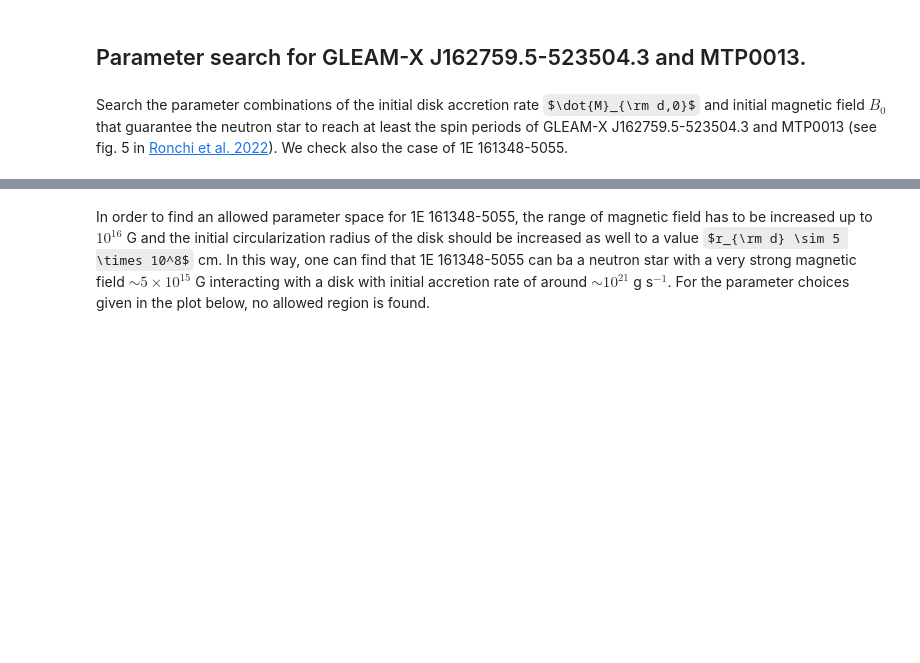
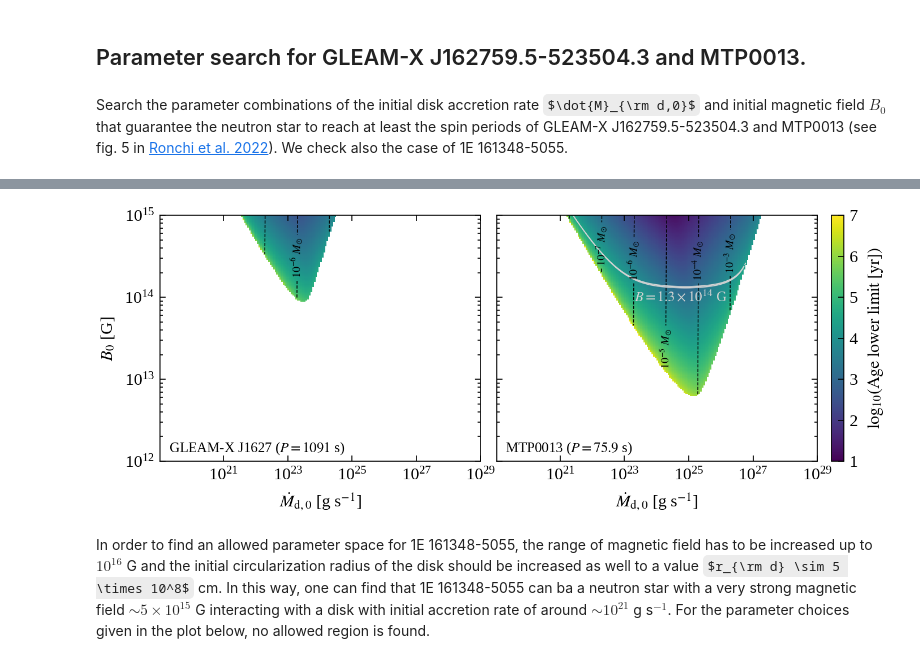
Before and after one commit to MicheleRonchi/pulsar_fallback, a Jupyter notebook: propeller_parameter_search_Bdecay.ipynb, the cells around one changed output, grey strips where cells are left out. Saved outputs shown, nothing was run; the diff lists cells and outputs as text; code cells hidden in the pictures; some formulas as TeX source; blank space fills up the shorter version.

```diff
--- a/propeller_parameter_search_Bdecay.ipynb
+++ b/propeller_parameter_search_Bdecay.ipynb
@@ -1660,35 +1691,37 @@ strs = [
     "$10^{-2}$ $M_{\odot}$",
 ]
 for l, s in zip(contour_MTP.levels, strs):
     fmt[l] = rf"{s}"
 axs[1].clabel(contour_MTP, contour_MTP.levels, inline=True, fmt=fmt, fontsize=20)
 
 contour_B_MTP = axs[1].contour(
     Mdot_d0_centers,
     B0_centers,
     np.log10(B0_tfound_MTP).T,
     levels=np.array([np.log10(1.27e14), np.log10(1.3e14), np.log10(1.33e14)]),
     colors="lightgray",
     # interpolation='none'
 )
 axs[1].text(
     2.0e23,
     9.0e13,
     r"$B=1.3 \times 10^{14}$ G",
     fontsize=25,
     rotation=0,
     color="lightgray",
 )
 
 cbar = fig.colorbar(cmap, ax=axs.ravel().tolist())
-cbar.set_label(r"$\log_{10}(\rm Age \; \rm{[yr]})$")
+cbar.set_label(r"$\log_{10}(\rm{Age \; lower \; limit} \; \rm{[yr]})$")
 
 fig.set_tight_layout(False)
 fig.subplots_adjust(wspace=0.05, hspace=0.05, right=0.77)
 
-# plt.savefig("age_B_Mdot_GLEAM_MTP_Bdecay.pdf", bbox_inches="tight")
+plt.savefig("age_B_Mdot_GLEAM_MTP_Bdecay.pdf", bbox_inches="tight")
 
 plt.show()
+# %% [output]
+[figure, added]
 # %% [markdown]
 In order to find an allowed parameter space for 1E 161348-5055, the range of magnetic field has to be increased up to $10^{16}$ G and the initial circularization radius of the disk should be increased as well to a value $r_{\rm d} \sim 5 \times 10^8$ cm. In this way, one can find that 1E 161348-5055 can ba a neutron star with a very strong magnetic field $\sim 5 \times 10^{15}$ G interacting with a disk with initial accretion rate of around $\sim 10^{21}$ g s$^{-1}$. For the parameter choices given in the plot below, no allowed region is found.
 # %%
```
Also changed, not shown: parts of 8 cells of this notebook, 1 other file.
